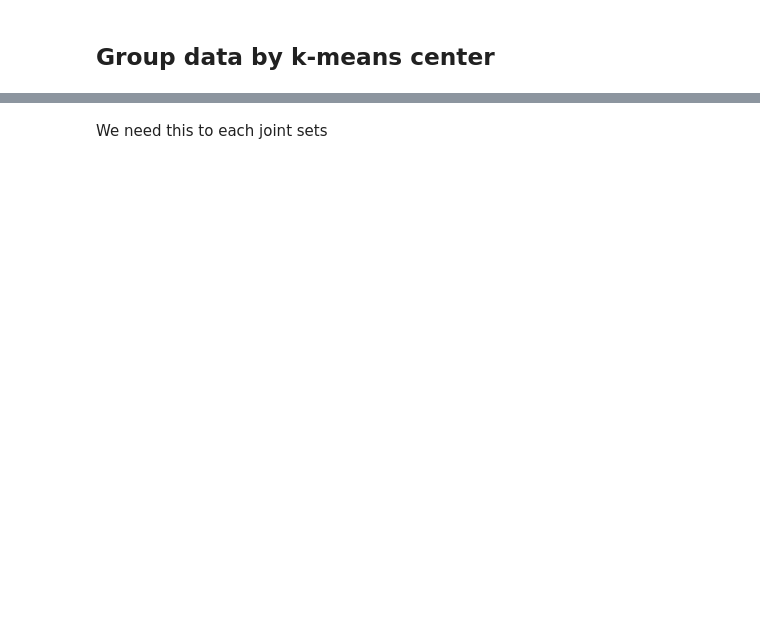
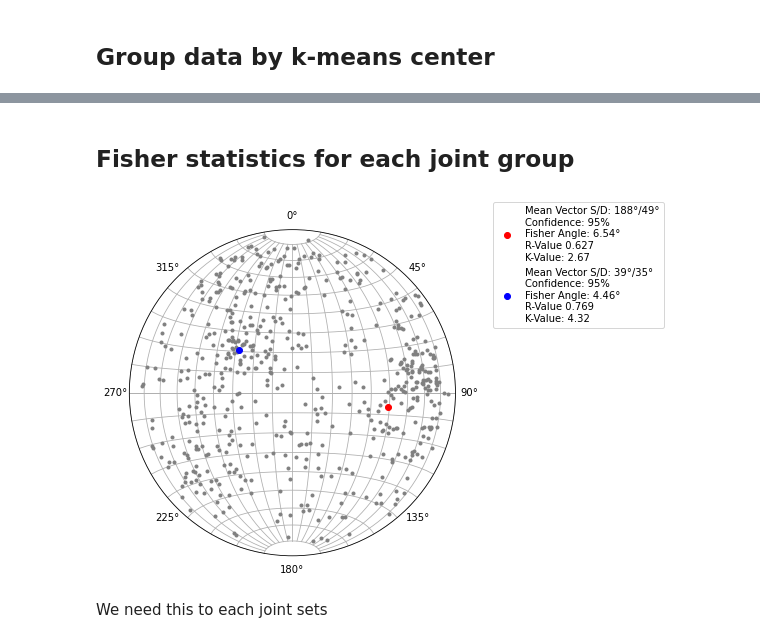
Before and after one commit to blackshale/dfnWorks, a Jupyter notebook: hlwd-2021/mplstereonet-test/KBRS.ipynb, the cells around one changed output, grey strips where cells are left out. Saved outputs shown, nothing was run; the diff lists cells and outputs as text; code cells hidden in the pictures; blank space fills up the shorter version.

```diff
--- a/hlwd-2021/mplstereonet-test/KBRS.ipynb
+++ b/hlwd-2021/mplstereonet-test/KBRS.ipynb
@@ -174,2 +167,46 @@ plt.show()
+# %% [markdown]
+## Fisher statistics for each joint group
+# %%
+# set confidence level
+confidence = 95
+
+fig,ax = mpl.subplots(figsize=(9.8,6),projection='stereonet')
+#fig,ax = mpl.subplots(figsize=(9.8,6),projection='polar')
+
+
+#ax.line(dip[grp==ngrp],strike[grp==ngrp],color=cmap[ngrp],markersize=2)
+ax.pole(strike,dip,color='grey',marker='.')
+
+
+for ngrp in range(nkmean):
+
+    # fisher statics: this function needs data in lon, lat format
+    fcenter,stats = mpl.stereonet_math.fisher_stats(lond[grp==ngrp], latd[grp==ngrp], confidence)
+    #print(fcenter,stats)
+    # lon, lat to pole(strike, dip)
+    mean_vec =  mpl.stereonet_math.geographic2pole(fcenter[0],fcenter[1])
+    mean_strike = mean_vec[0][0]
+    mean_dip = mean_vec[1][0]
+
+    template = (u"Mean Vector S/D: {strike:0.0f}\u00B0/{dip:0.0f}\u00B0\n"
+                 "Confidence: {conf}%\n"
+                 u"Fisher Angle: {fisher:0.2f}\u00B0\n"
+                 u"R-Value {r:0.3f}\n"
+                 "K-Value: {k:0.2f}")
+    label = template.format(strike=mean_strike,dip=mean_dip,conf=confidence,
+                            r=stats[0],fisher=stats[1],k=stats[2])
+
+    # plot mean strikes dips of each joint group
+    ax.pole(mean_strike,mean_dip,color=cmap[ngrp],label=label)
+
+
+ax.legend(bbox_to_anchor=(1.1, 1.1),numpoints=1)
+ax.grid(True)
+plt.show()
+
+# print(fcenter,stats)
+# print(strike[0],dip[0])
+# %% [output]
+[figure, added]
 # %% [markdown]
 We need this to each joint sets
```
Also changed, not shown: parts of 7 cells of this notebook.
